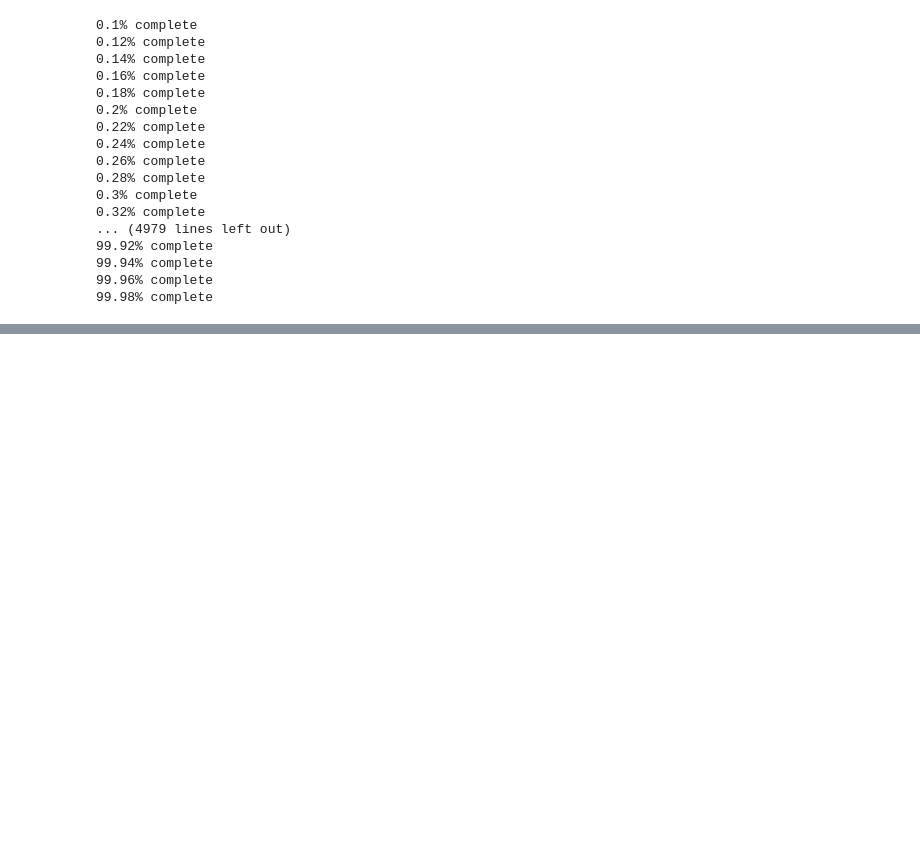
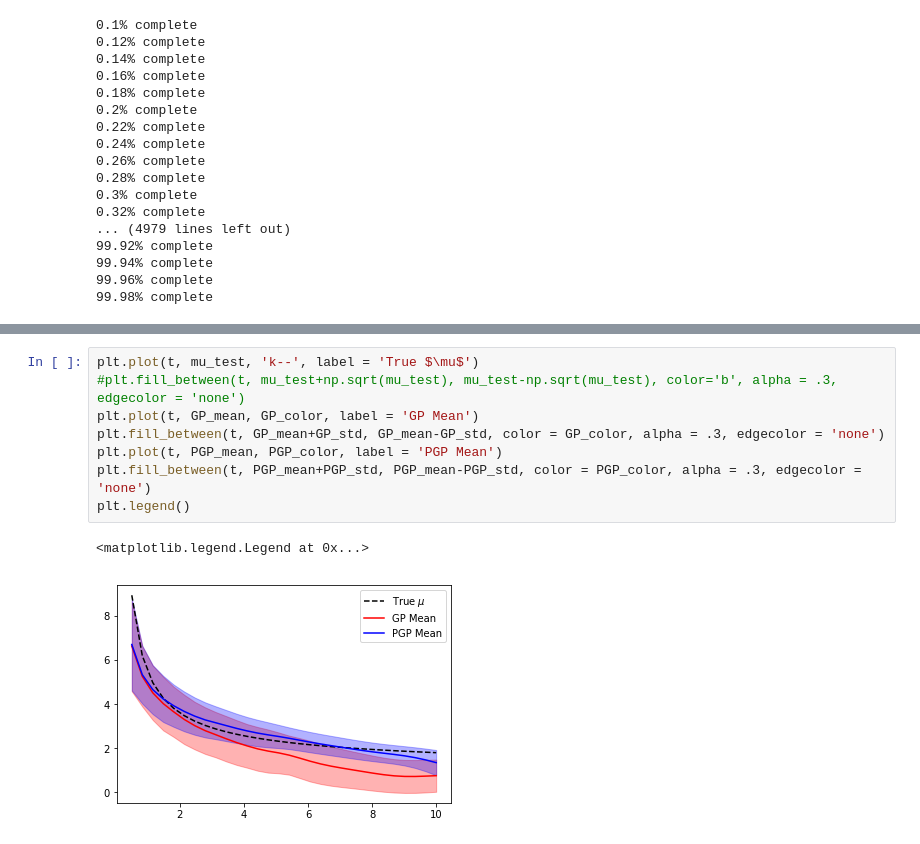
Before and after one commit to ChrisIck/Poisson-GPs, a Jupyter notebook: Variation Testing.ipynb, the cells around one changed output, grey strips where cells are left out. Cells and saved outputs as stored; diff of their text form; blank space fills up the shorter version.

```diff
--- a/Variation Testing.ipynb
+++ b/Variation Testing.ipynb
@@ -238,0 +242,11 @@ print len(mu_GP_array)
+# %%
+plt.plot(t, mu_test, 'k--', label = 'True $\mu$')
+#plt.fill_between(t, mu_test+np.sqrt(mu_test), mu_test-np.sqrt(mu_test), color='b', alpha = .3, edgecolor = 'none')
+plt.plot(t, GP_mean, GP_color, label = 'GP Mean')
+plt.fill_between(t, GP_mean+GP_std, GP_mean-GP_std, color = GP_color, alpha = .3, edgecolor = 'none')
+plt.plot(t, PGP_mean, PGP_color, label = 'PGP Mean')
+plt.fill_between(t, PGP_mean+PGP_std, PGP_mean-PGP_std, color = PGP_color, alpha = .3, edgecolor = 'none')
+plt.legend()
+# %% [output]
+<matplotlib.legend.Legend at 0x...>
+[figure, added]
```
Also changed, not shown: parts of 3 cells of this notebook.
